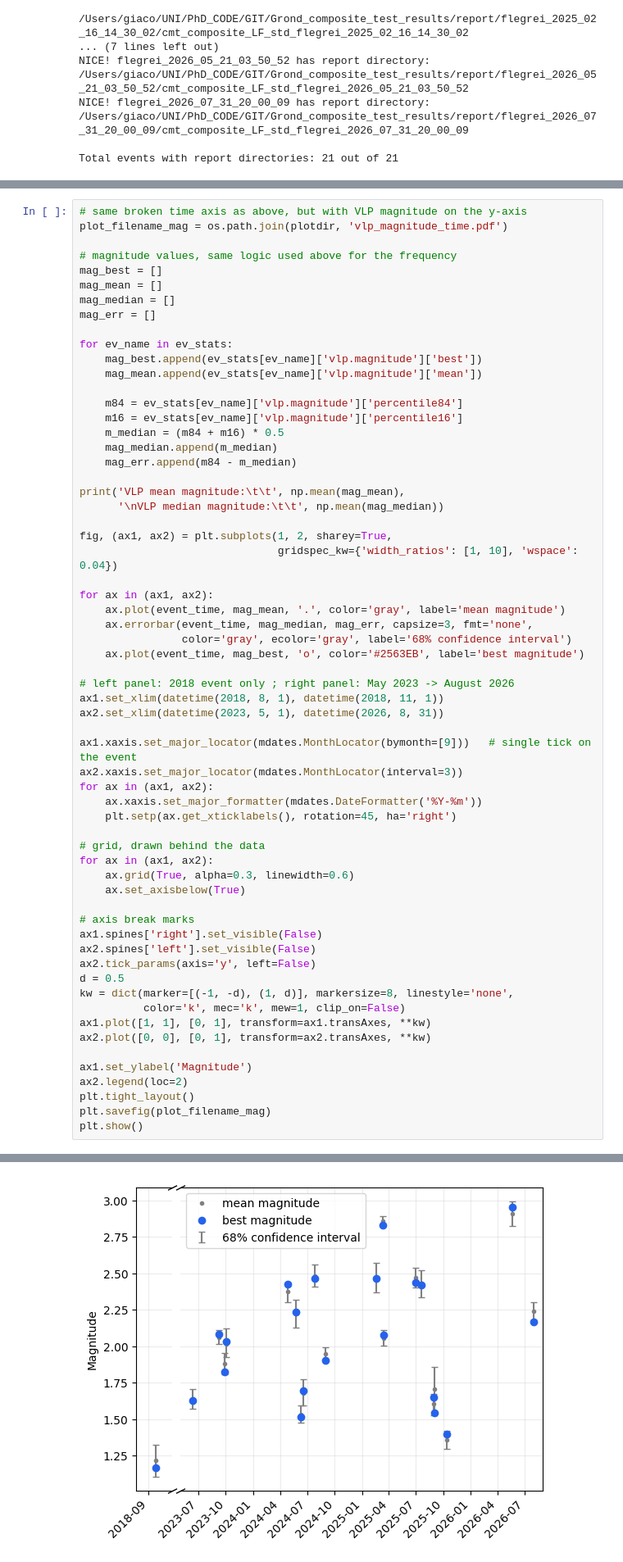
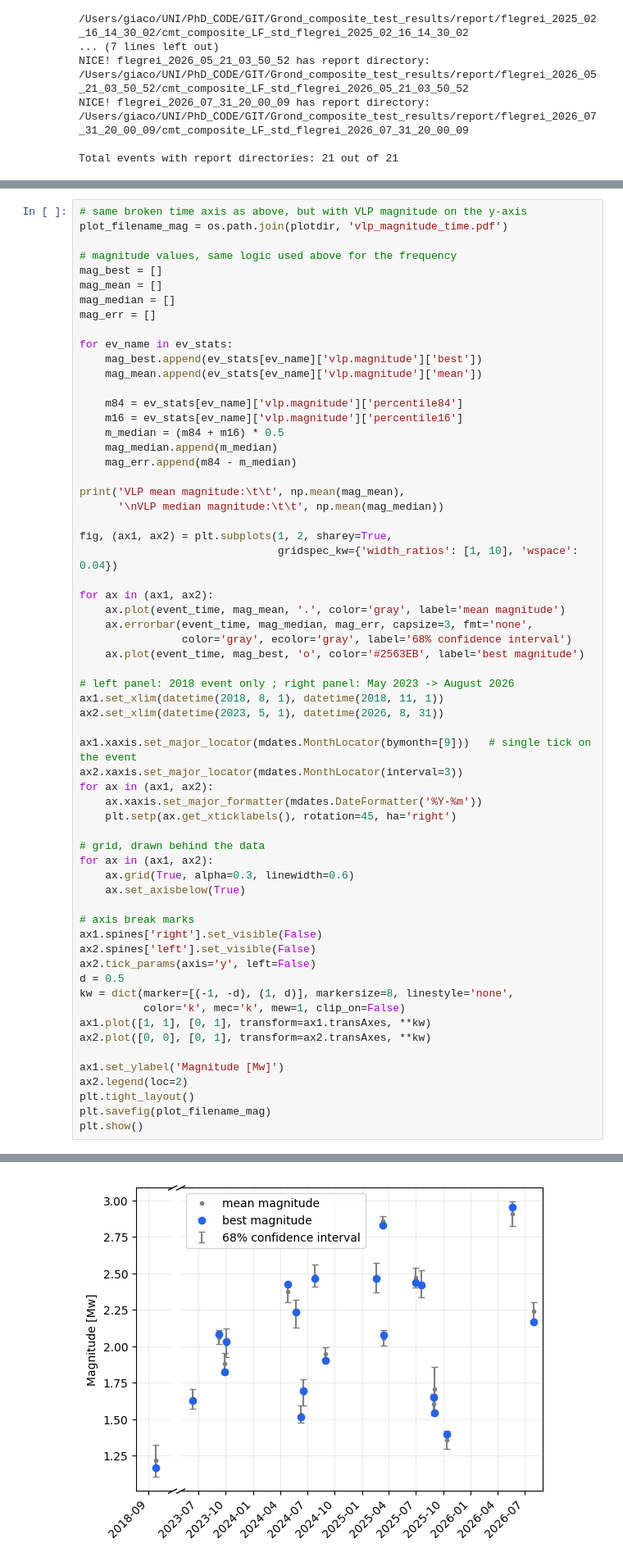
Before and after one commit to giacomorapagnani/Grond_composite_test, a Jupyter notebook: codes/VLP_frequency_plot.ipynb, the cells around one changed output, grey strips where cells are left out. Shown at 82% size. Saved outputs shown, nothing was run; the diff lists cells and outputs as text.

```diff
--- a/codes/VLP_frequency_plot.ipynb
+++ b/codes/VLP_frequency_plot.ipynb
@@ -269,35 +270,35 @@ ax1.set_xlim(datetime(2018, 8, 1), datetime(2018, 11, 1))
 ax2.set_xlim(datetime(2023, 5, 1), datetime(2026, 8, 31))
 
 ax1.xaxis.set_major_locator(mdates.MonthLocator(bymonth=[9]))   # single tick on the event
 ax2.xaxis.set_major_locator(mdates.MonthLocator(interval=3))
 for ax in (ax1, ax2):
     ax.xaxis.set_major_formatter(mdates.DateFormatter('%Y-%m'))
     plt.setp(ax.get_xticklabels(), rotation=45, ha='right')
 
 # grid, drawn behind the data
 for ax in (ax1, ax2):
     ax.grid(True, alpha=0.3, linewidth=0.6)
     ax.set_axisbelow(True)
 
 # axis break marks
 ax1.spines['right'].set_visible(False)
 ax2.spines['left'].set_visible(False)
 ax2.tick_params(axis='y', left=False)
 d = 0.5
 kw = dict(marker=[(-1, -d), (1, d)], markersize=8, linestyle='none',
           color='k', mec='k', mew=1, clip_on=False)
 ax1.plot([1, 1], [0, 1], transform=ax1.transAxes, **kw)
 ax2.plot([0, 0], [0, 1], transform=ax2.transAxes, **kw)
 
-ax1.set_ylabel('Magnitude')
+ax1.set_ylabel('Magnitude [Mw]')
 ax2.legend(loc=2)
 plt.tight_layout()
 plt.savefig(plot_filename_mag)
 plt.show()
 # %% [output]
 VLP mean magnitude:              2.0549800476190474
 VLP median magnitude:            2.054322052380953
-[figure, old version]
+[figure, new version]
 # %%
 # the two plots above stacked: frequency on top, magnitude on the bottom
 # same broken time axis, x-axes aligned (same event on the same vertical line)
```
Also changed, not shown: parts of 2 cells of this notebook, 8 other files.
